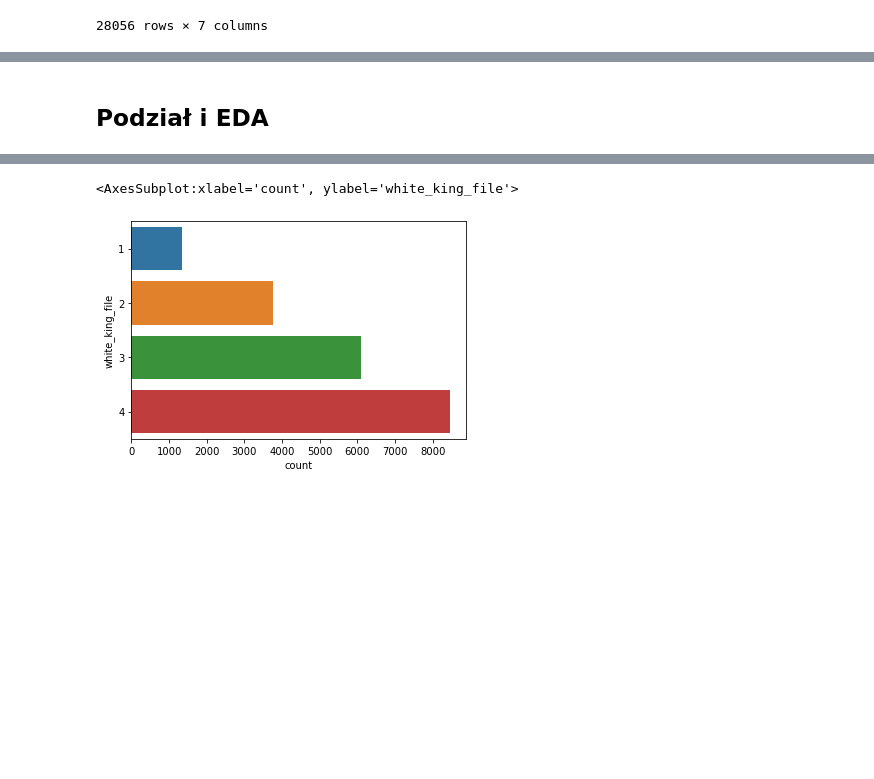
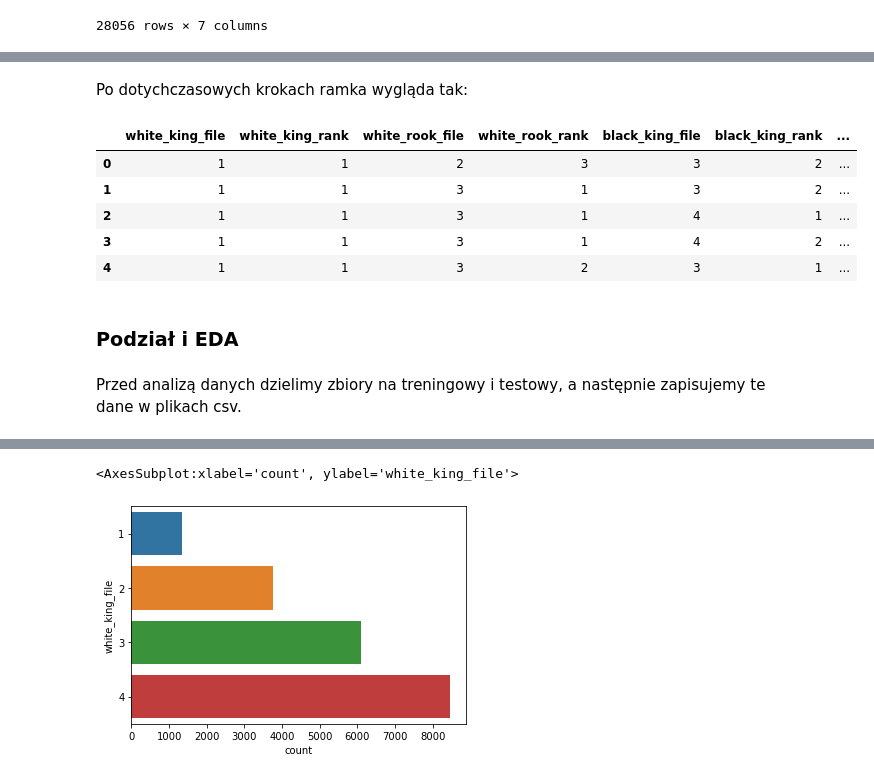
Before and after one commit to alexmal01/WUM_Proj1, a Jupyter notebook: WUMProj1Milestone1.ipynb, the cells around one changed output, grey strips where cells are left out. Saved outputs shown, nothing was run; the diff lists cells and outputs as text; code cells hidden in the pictures; blank space fills up the shorter version.

```diff
--- a/WUMProj1Milestone1.ipynb
+++ b/WUMProj1Milestone1.ipynb
@@ -218,2 +153,13 @@ df
+# %% [markdown]
+Po dotychczasowych krokach ramka wygląda tak:
+# %%
+df.head()
+# %% [output]
+|  | white_king_file | white_king_rank | white_rook_file | white_rook_rank | black_king_file | black_king_rank | ... |
+| 0 | 1 | 1 | 2 | 3 | 3 | 2 | ... |
+| 1 | 1 | 1 | 3 | 1 | 3 | 2 | ... |
+| 2 | 1 | 1 | 3 | 1 | 4 | 1 | ... |
+| 3 | 1 | 1 | 3 | 1 | 4 | 2 | ... |
+| 4 | 1 | 1 | 3 | 2 | 3 | 1 | ... |
 # %% [markdown]
-## Podział i EDA
+### Podział i EDA
@@ -222 +166,3 @@ from sklearn.model_selection import train_test_split
+# %% [markdown]
+Przed analizą danych dzielimy zbiory na treningowy i testowy, a następnie zapisujemy te dane w plikach csv.
 # %%
```
Also changed, not shown: parts of 49 cells of this notebook, 3 other files.
